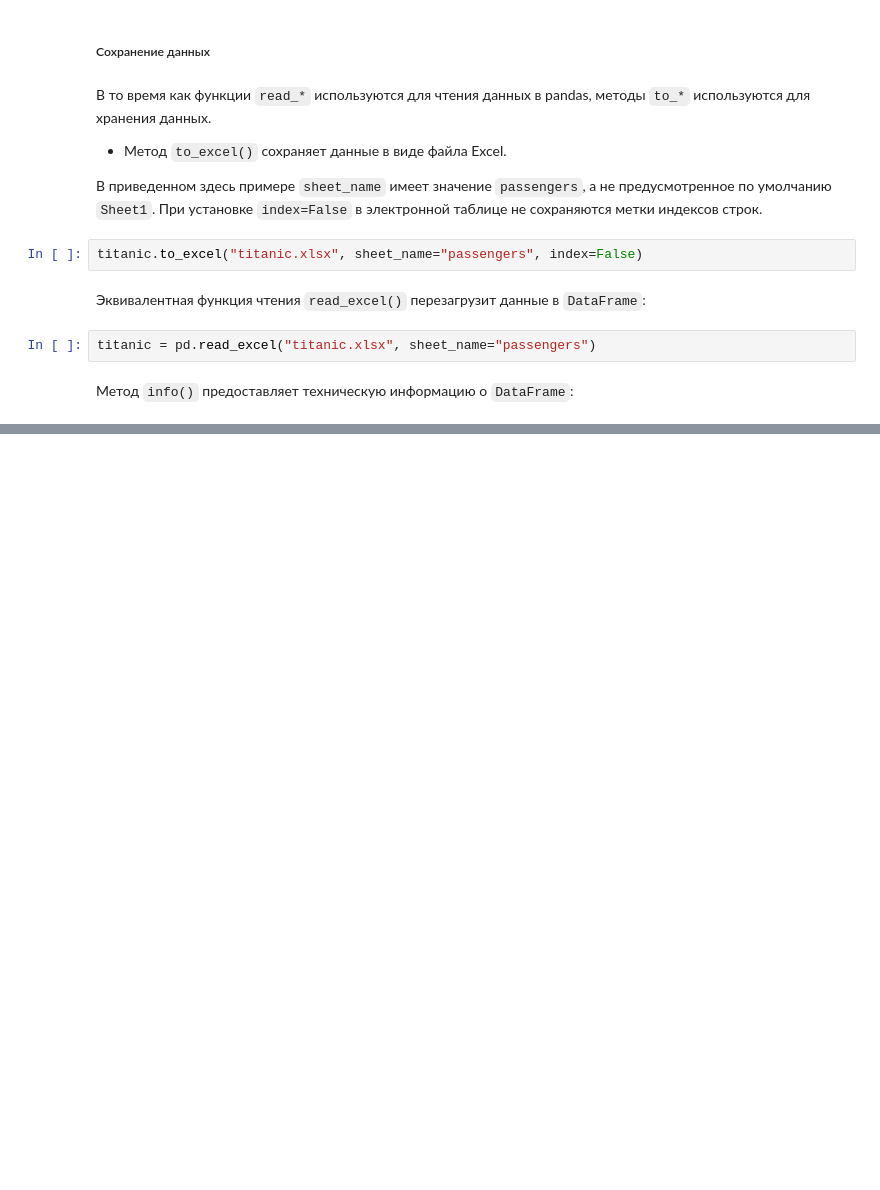
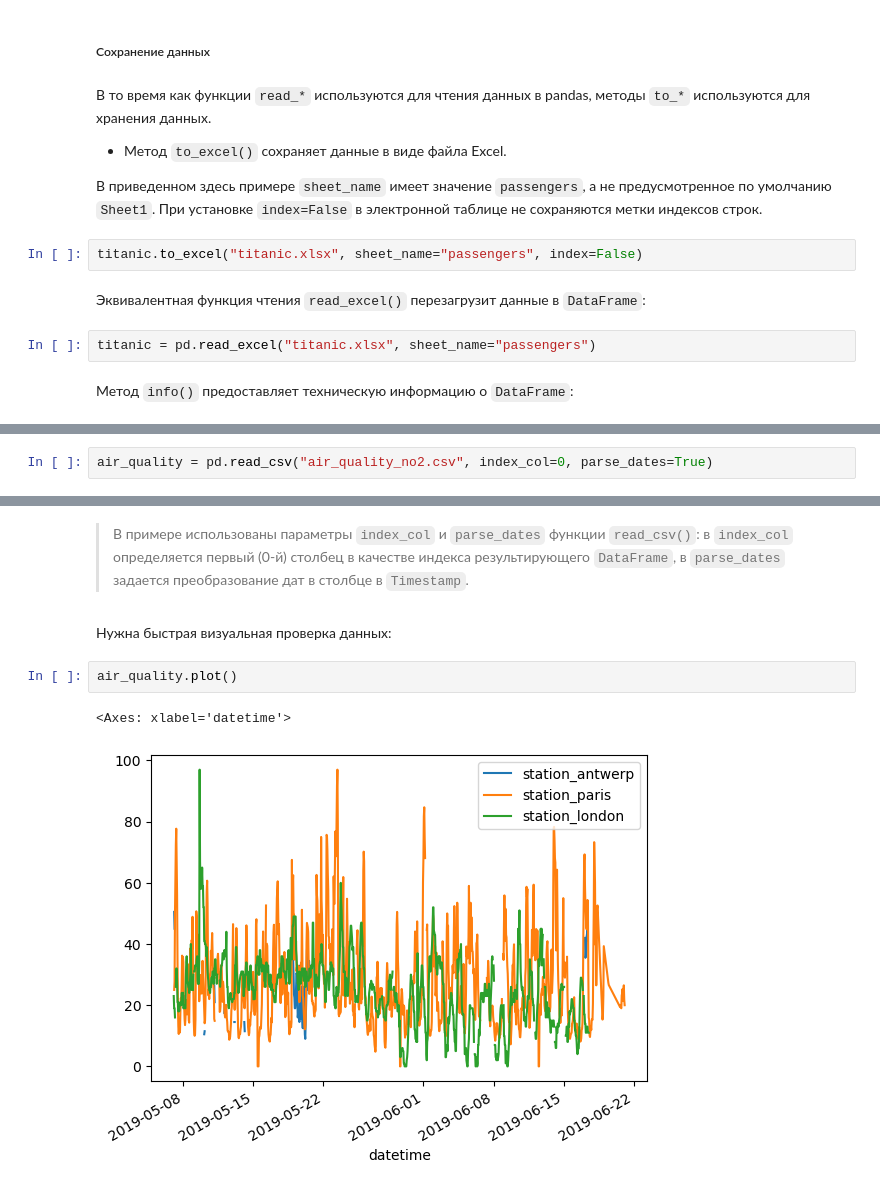
Before and after one commit to VChuzlov/Python_for_CE, a Jupyter notebook: ЛК/ЛК-5-Введение в библиотеку Pandas/Lec-05-Introduction to Pandas.ipynb, the cells around one changed output, grey strips where cells are left out. Drawn from its saved outputs; the diff is of its cells as text; blank space fills up the shorter version.

```diff
--- a/ЛК/ЛК-5-Введение в библиотеку Pandas/Lec-05-Introduction to Pandas.ipynb
+++ b/ЛК/ЛК-5-Введение в библиотеку Pandas/Lec-05-Introduction to Pandas.ipynb
@@ -724,0 +961,2 @@ memory usage: 83.7+ KB
+# %%
+air_quality = pd.read_csv("air_quality_no2.csv", index_col=0, parse_dates=True)
@@ -724,0 +973,9 @@ memory usage: 83.7+ KB
+# %% [markdown]
+> В примере использованы параметры `index_col` и `parse_dates` функции `read_csv()`: в `index_col` определяется первый (0-й) столбец в качестве индекса результирующего `DataFrame`, в `parse_dates` задается преобразование дат в столбце в `Timestamp`.
+# %% [markdown]
+Нужна быстрая визуальная проверка данных:
+# %%
+air_quality.plot()
+# %% [output]
+<Axes: xlabel='datetime'>
+[figure, added]
```
Also changed, not shown: parts of 79 cells of this notebook, 7 other files.
